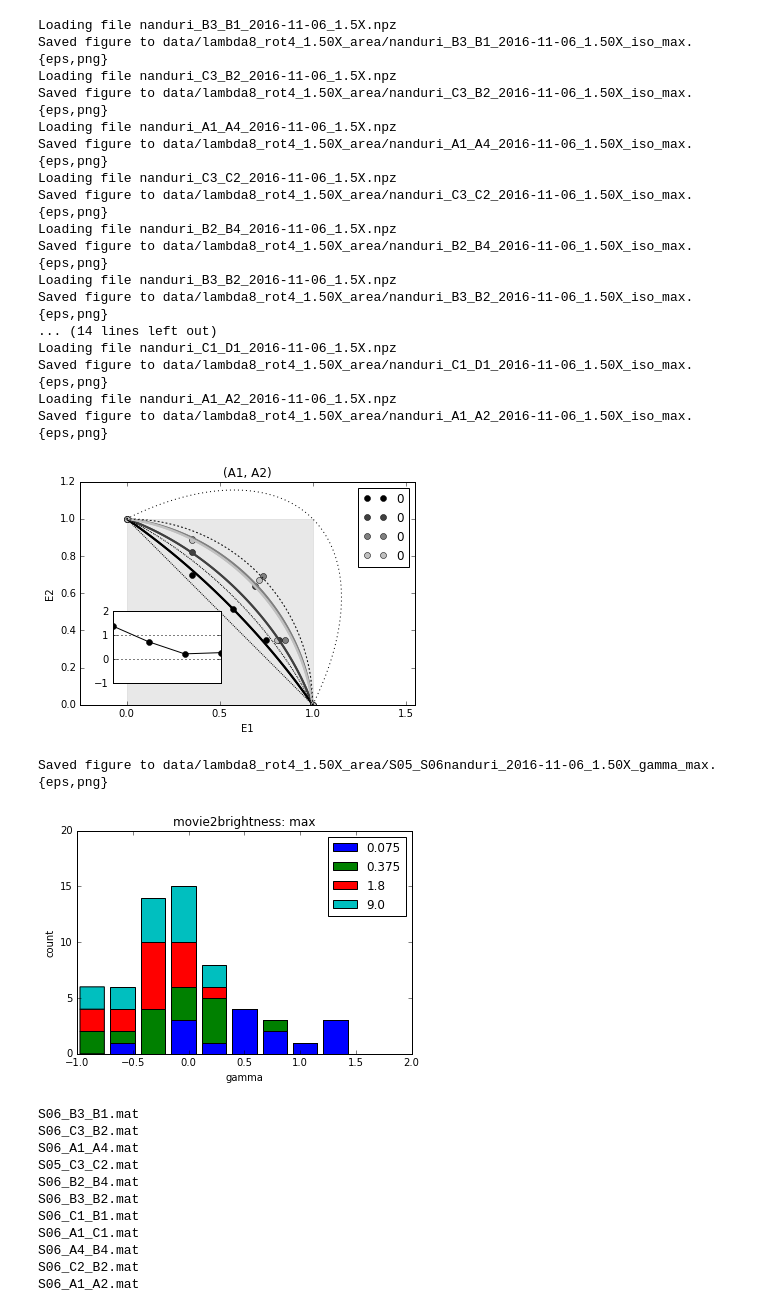
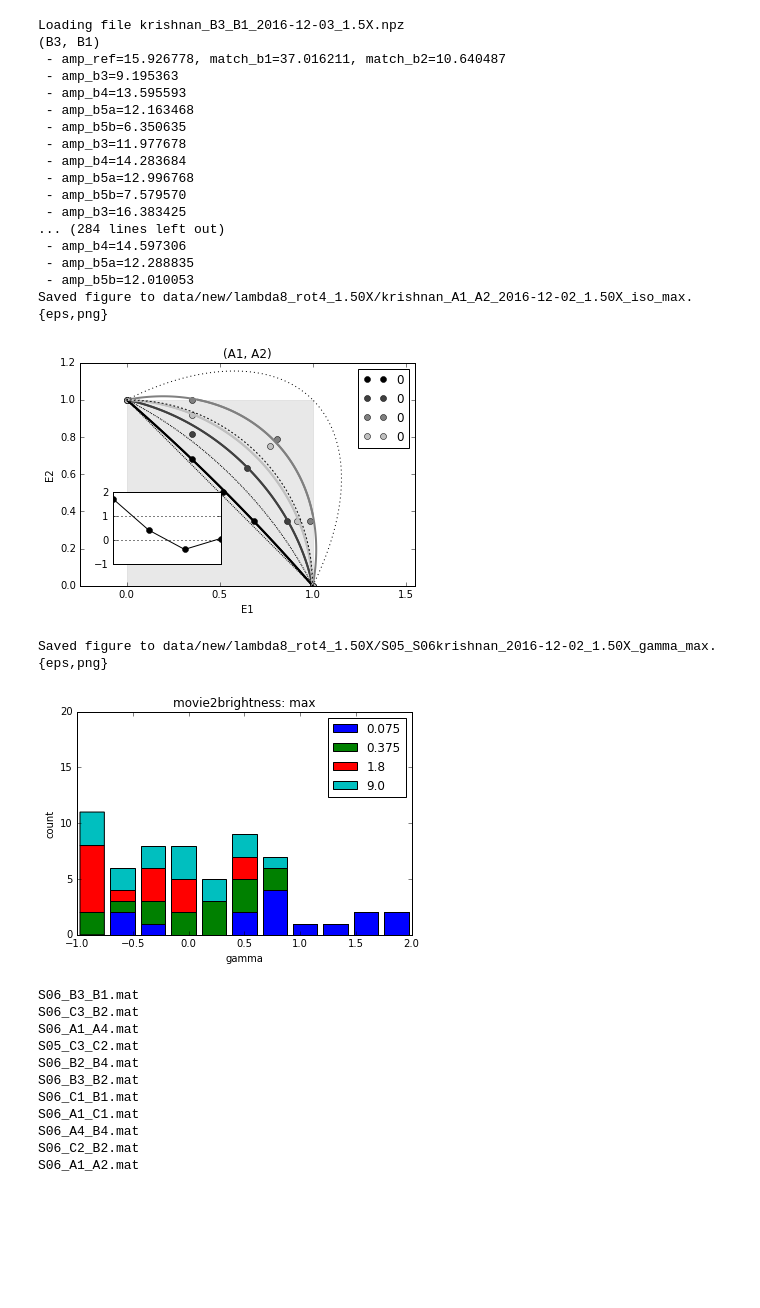
Before and after one commit to mbeyeler/pulse2percept, a Jupyter notebook: examples/notebooks/1.2-mb-exp-Horsager2011-analyze.ipynb, the cells around one changed output. Drawn from its saved outputs; the diff is of its cells as text; code cells hidden in the pictures; blank space fills up the shorter version.

Commit message:
fix nanduri exp

```diff
--- a/examples/notebooks/1.2-mb-exp-Horsager2011-analyze.ipynb
+++ b/examples/notebooks/1.2-mb-exp-Horsager2011-analyze.ipynb
@@ -54,7 +54,7 @@ def movie2bright(pt, mode='max'):
     else:
         raise ValueError('Unknown mode "' + mode + '"')
 # %%
-def get_isobrightness(data, exp_params, mode='max'):
+def get_isobrightness(data, exp_params, mode='max', verbose=False):
     # This is the reference current that produces the reference brightness
     # we are trying to match
     amp_ref = exp_params['amp_ref']
@@ -68,7 +68,9 @@ def get_isobrightness(data, exp_params, mode='max'):
     x2 = data['cond2']['amp_E2'][0]
     match_b2 = movie2bright(data['cond2']['frames'][0].data, mode)
 
-    plt.imshow(data['cond1']['frames'][0].data)
+    if verbose:
+        print("(%s, %s)" % (exp_params['name_E1'], exp_params['name_E2']))
+        print(" - amp_ref=%f, match_b1=%f, match_b2=%f" % (amp_ref, match_b1, match_b2))
 
     gamma = []
     amp1 = []
@@ -94,12 +96,12 @@ def get_isobrightness(data, exp_params, mode='max'):
         # Condition 5
         x5 = data['cond5']['amp_E1'][idx_start:idx_end]
         y5 = [movie2bright(f.data, mode) for f in data['cond5']['frames'][idx_start:idx_end]]
-        amp_b5 = np.maximum(0, fit_amps(x5, y5, match_b1))
-        plot_amp1.append(amp_b5 / amp_ref)
+        amp_b5a = np.maximum(0, fit_amps(x5, y5, match_b1))
+        plot_amp1.append(amp_b5a / amp_ref)
         x5 = data['cond5']['amp_E2'][idx_start:idx_end]
         y5 = [movie2bright(f.data, mode) for f in data['cond5']['frames'][idx_start:idx_end]]
-        amp_b5 = np.maximum(0, fit_amps(x5, y5, match_b2))
-        plot_amp2.append(amp_b5 / amp_ref)
+        amp_b5b = np.maximum(0, fit_amps(x5, y5, match_b2))
+        plot_amp2.append(amp_b5b / amp_ref)
 
         # Condition 4
         x4 = data['cond4']['amp_E1'][idx_start:idx_end]
@@ -112,11 +114,15 @@ def get_isobrightness(data, exp_params, mode='max'):
         plot_amp1.append(1)
         plot_amp2.append(0)
 
+        if verbose:
+            print(" - amp_b3=%f" % amp_b3)
+            print(" - amp_b4=%f" % amp_b4)
+            print(" - amp_b5a=%f" % amp_b5a)
+            print(" - amp_b5b=%f" % amp_b5b)
+
         g = fit_gamma(np.array(plot_amp1), np.array(plot_amp2))
         if g < -1 or g > 2:
-            print('(%s, %s, delay=%d): gamma=%f out of whack, clip' % (exp_params['name_E1'],
-                                                                       exp_params['name_E2'],
-                                                                       d, g))
+            print(' - delay=%d: gamma=%f out of whack, clip' % (d, g))
 
             g = np.maximum(-1, np.minimum(2, g))
 
@@ -218,8 +224,8 @@ def plot_gamma(all_gamma, delay, mode, prefix='', save_fig=True, save_dir=''):
 # {'max', 'softmax', 'mean'}
 mode = 'max'
 
-datapath = 'data/lambda8_rot4_1.50X_area/'
-prefix = 'nanduri'
+datapath = 'data/new/lambda8_rot4_1.50X/'
+prefix = 'krishnan'
 
 # all S06 + S05
 name_E1 = ['B3','C3','A1','C3','B2','B3','C1','A1','A4','C2','C4','A2',    'C3','C1','A1']
@@ -227,57 +233,57 @@ name_E2 = ['B1','B2','A4','C2','B4','B2','B1','C1','B4','B2','C1','C2',    'C2',
 
 all_amp1 = []
 all_amp2 = []
 all_gamma = []
 all_labels = []
 for E1, E2 in zip(name_E1, name_E2):
     # Load data from file, auto-complete file name
     filestr = '%s_%s_%s_' % (prefix, E1, E2)
     filename = find_file(datapath, filestr)
 
     if filename == '':
         print('Could not locate file "' + datapath + filestr + '*", skip')
         continue
     else:
         print('Loading file ' + filename)
 
     exp_data = np.load(datapath + filename)
     data = exp_data['data'][()]
     exp_params = exp_data['exp_params'][()]
 
     # calculate isobrightness curve
-    amp1, amp2, gamma = get_isobrightness(data, exp_params, mode=mode)
+    amp1, amp2, gamma = get_isobrightness(data, exp_params, mode=mode, verbose=True)
     all_amp1.append(amp1)
     all_amp2.append(amp2)
     all_gamma.append(gamma)
     all_labels.append(E1 + '_' + E2)
 
     # find delays from file specs
     delay = np.unique(data['cond3']['delay'])
     plot_isobrightness(amp1, amp2, gamma, delay, exp_params, save_dir=datapath)
 # %% [output]
-Loading file nanduri_B3_B1_2016-11-06_1.5X.npz
-Saved figure to data/lambda8_rot4_1.50X_area/nanduri_B3_B1_2016-11-06_1.50X_iso_max.{eps,png}
-Loading file nanduri_C3_B2_2016-11-06_1.5X.npz
-Saved figure to data/lambda8_rot4_1.50X_area/nanduri_C3_B2_2016-11-06_1.50X_iso_max.{eps,png}
-Loading file nanduri_A1_A4_2016-11-06_1.5X.npz
-Saved figure to data/lambda8_rot4_1.50X_area/nanduri_A1_A4_2016-11-06_1.50X_iso_max.{eps,png}
-Loading file nanduri_C3_C2_2016-11-06_1.5X.npz
-Saved figure to data/lambda8_rot4_1.50X_area/nanduri_C3_C2_2016-11-06_1.50X_iso_max.{eps,png}
-Loading file nanduri_B2_B4_2016-11-06_1.5X.npz
-Saved figure to data/lambda8_rot4_1.50X_area/nanduri_B2_B4_2016-11-06_1.50X_iso_max.{eps,png}
-Loading file nanduri_B3_B2_2016-11-06_1.5X.npz
-Saved figure to data/lambda8_rot4_1.50X_area/nanduri_B3_B2_2016-11-06_1.50X_iso_max.{eps,png}
-... (14 lines left out)
-Loading file nanduri_C1_D1_2016-11-06_1.5X.npz
-Saved figure to data/lambda8_rot4_1.50X_area/nanduri_C1_D1_2016-11-06_1.50X_iso_max.{eps,png}
-Loading file nanduri_A1_A2_2016-11-06_1.5X.npz
-Saved figure to data/lambda8_rot4_1.50X_area/nanduri_A1_A2_2016-11-06_1.50X_iso_max.{eps,png}
+Loading file krishnan_B3_B1_2016-12-03_1.5X.npz
+(B3, B1)
+ - amp_ref=15.926778, match_b1=37.016211, match_b2=10.640487
+ - amp_b3=9.195363
+ - amp_b4=13.595593
+ - amp_b5a=12.163468
+ - amp_b5b=6.350635
+ - amp_b3=11.977678
+ - amp_b4=14.283684
+ - amp_b5a=12.996768
+ - amp_b5b=7.579570
+ - amp_b3=16.383425
+... (284 lines left out)
+ - amp_b4=14.597306
+ - amp_b5a=12.288835
+ - amp_b5b=12.010053
+Saved figure to data/new/lambda8_rot4_1.50X/krishnan_A1_A2_2016-12-02_1.50X_iso_max.{eps,png}
-[figure, old version]
+[figure, new version]
 # %%
 plot_gamma(all_gamma, delay, mode, prefix='S05_S06', save_dir=datapath)
 # %% [output]
-Saved figure to data/lambda8_rot4_1.50X_area/S05_S06nanduri_2016-11-06_1.50X_gamma_max.{eps,png}
+Saved figure to data/new/lambda8_rot4_1.50X/S05_S06krishnan_2016-12-02_1.50X_gamma_max.{eps,png}
-[figure, old version]
+[figure, new version]
 # %%
 from scipy.io import loadmat
 
```
Also changed, not shown: parts of 2 cells of this notebook, 4 other files.
